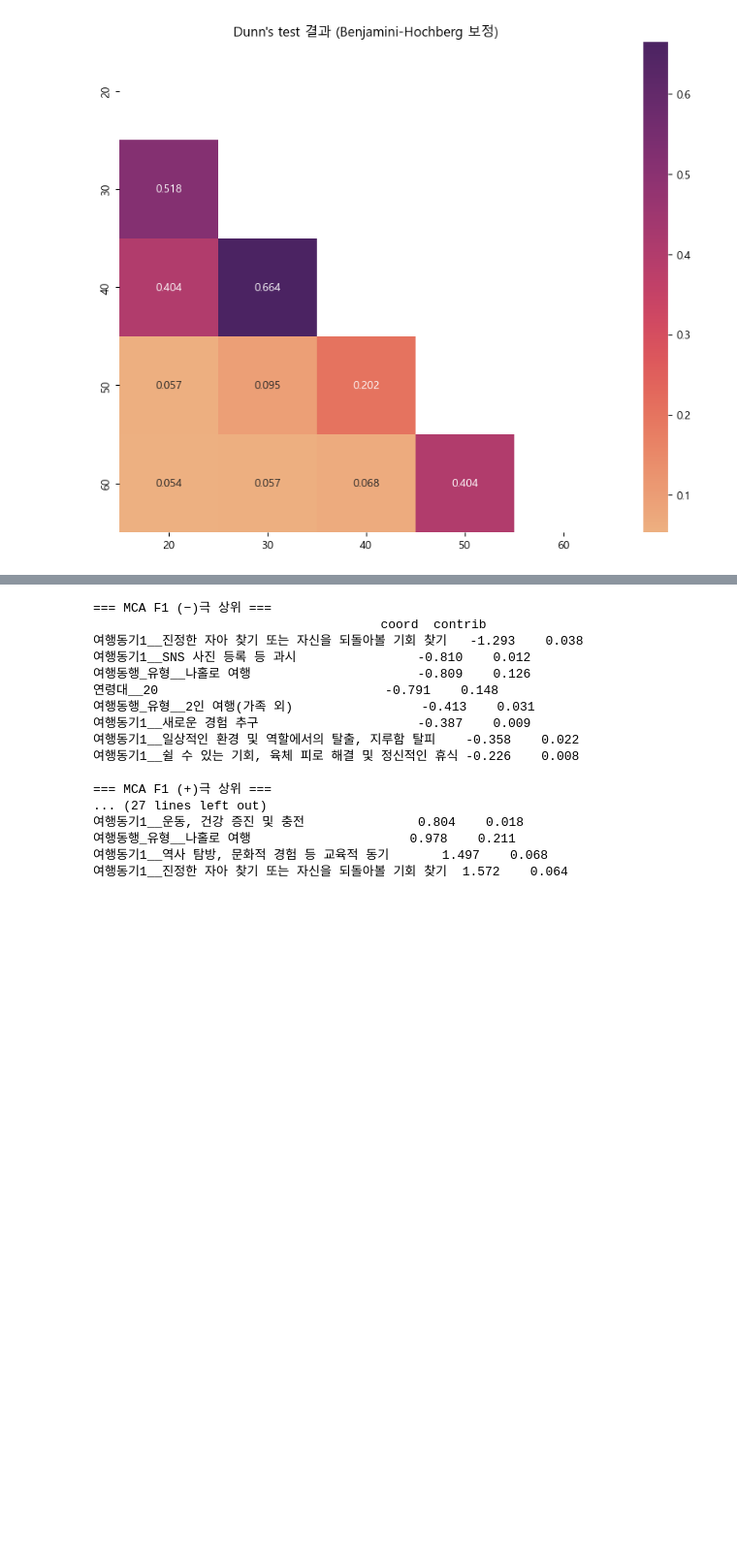
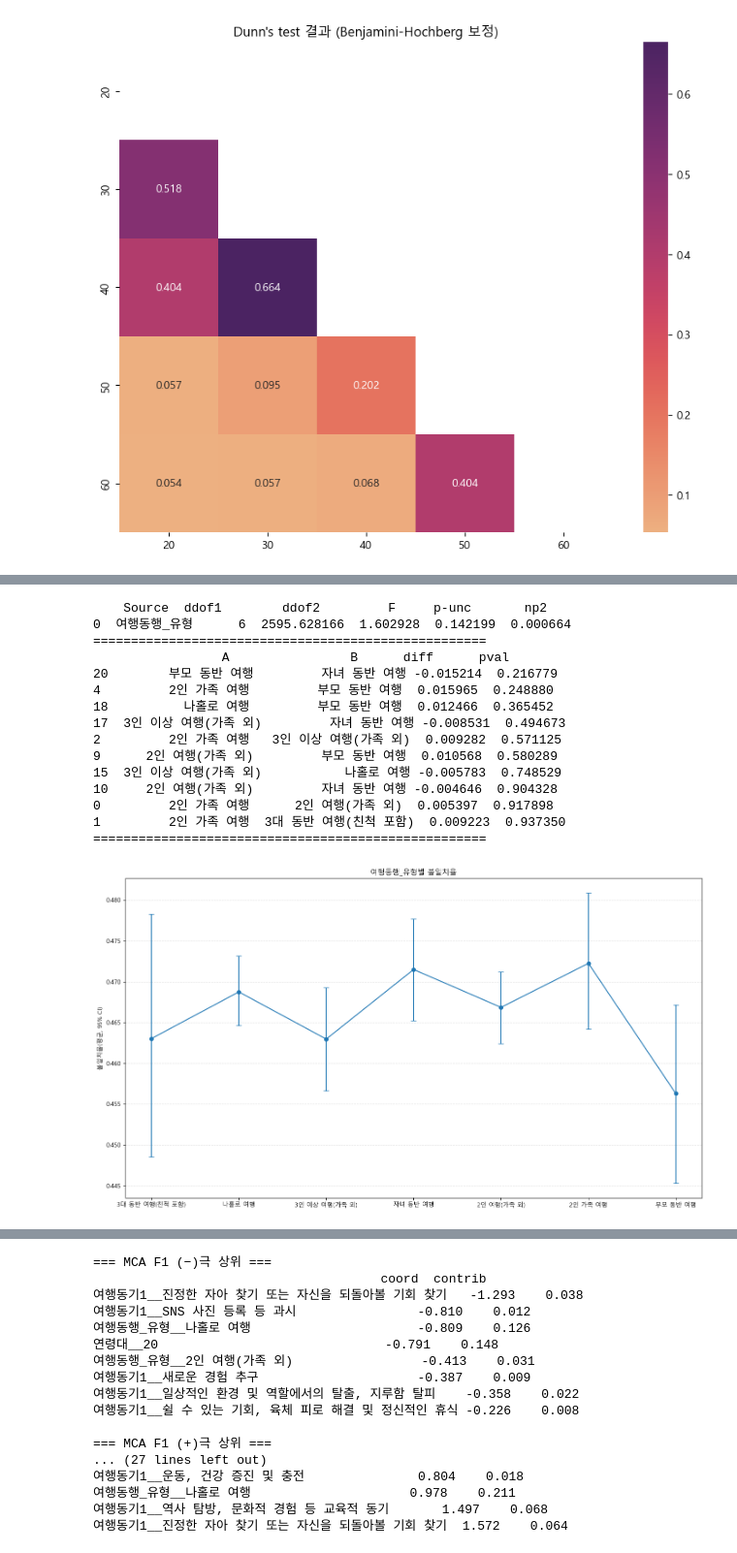
Before and after one commit to ssoom98/where2go, a Jupyter notebook: choi/visualization/Korean_global.ipynb, the cells around one changed output, grey strips where cells are left out. Shown at 97% size. Drawn from its saved outputs; the diff is of its cells as text; code cells hidden in the pictures; blank space fills up the shorter version.

```diff
--- a/choi/visualization/Korean_global.ipynb
+++ b/choi/visualization/Korean_global.ipynb
@@ -491 +493,53 @@ plt.tight_layout(); plt.show()
 [figure]
+# %%
+df = trav_mas_df[['여행동행_유형','불일치율']].dropna().copy()
+df['여행동행_유형'] = df['여행동행_유형'].astype(str)
+
+# Welch ANOVA
+print(pg.welch_anova(data=df, dv='불일치율', between='여행동행_유형'))
+print('====================================================')
+# Games–Howell 사후
+gh = pg.pairwise_gameshowell(data=df, dv='불일치율', between='여행동행_유형')
+print(gh[['A','B','diff','pval']].sort_values('pval').head(10))
+print('====================================================')
+# 평균±95% CI (부트스트랩)
+def mean_ci_boot(x, B=2000):
+    rng = np.random.default_rng(42)
+    boots = np.array([rng.choice(x, size=len(x), replace=True).mean() for _ in range(B)])
+    return x.mean(), np.percentile(boots,[2.5,97.5])
+
+desired = ['나홀로', '연인', '부모 동반', '가족(자녀)', '친구/지인', '동호회/모임', '단체/회사', '기타']
+uniq = list(df['여행동행_유형'].astype(str).unique())
+
+order = [g for g in desired if g in uniq] + [g for g in uniq if g not in desired]
+vals = [df.loc[df['여행동행_유형']==g,'불일치율'].values for g in order]
+
+means, lo, hi = [], [], []
+for x in vals:
+    m,(l,h)=mean_ci_boot(x); means.append(m); lo.append(l); hi.append(h)
+
+xi = np.arange(len(order))
+yerr = [np.array(means)-np.array(lo), np.array(hi)-np.array(means)]
+plt.figure(figsize=(2.0*len(order),8))
+plt.errorbar(xi, means, yerr=yerr, fmt='o-', capsize=4)
+plt.xticks(xi, order); plt.ylabel('불일치율(평균, 95% CI)')
+plt.title('여행동행_유형별 불일치율')
+plt.grid(axis='y', ls='--', alpha=0.4)
+plt.tight_layout(); plt.show()
+# %% [output]
+    Source  ddof1        ddof2         F     p-unc       np2
+0  여행동행_유형      6  2595.628166  1.602928  0.142199  0.000664
+====================================================
+                 A                B      diff      pval
+20        부모 동반 여행         자녀 동반 여행 -0.015214  0.216779
+4         2인 가족 여행         부모 동반 여행  0.015965  0.248880
+18          나홀로 여행         부모 동반 여행  0.012466  0.365452
+17  3인 이상 여행(가족 외)         자녀 동반 여행 -0.008531  0.494673
+2         2인 가족 여행   3인 이상 여행(가족 외)  0.009282  0.571125
+9      2인 여행(가족 외)         부모 동반 여행  0.010568  0.580289
+15  3인 이상 여행(가족 외)           나홀로 여행 -0.005783  0.748529
+10     2인 여행(가족 외)         자녀 동반 여행 -0.004646  0.904328
+0         2인 가족 여행      2인 여행(가족 외)  0.005397  0.917898
+1         2인 가족 여행  3대 동반 여행(친척 포함)  0.009223  0.937350
+====================================================
+[figure, added]
```
Also changed, not shown: parts of 4 cells of this notebook.
